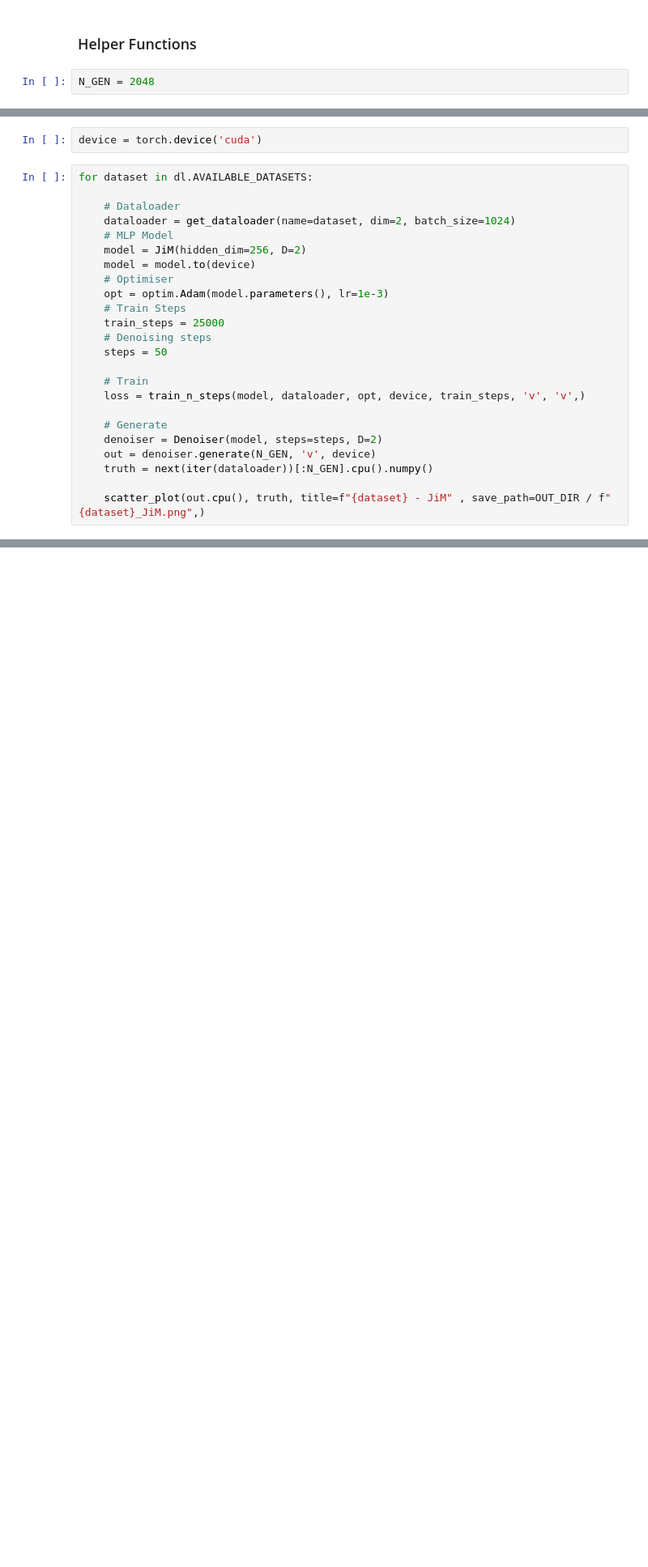
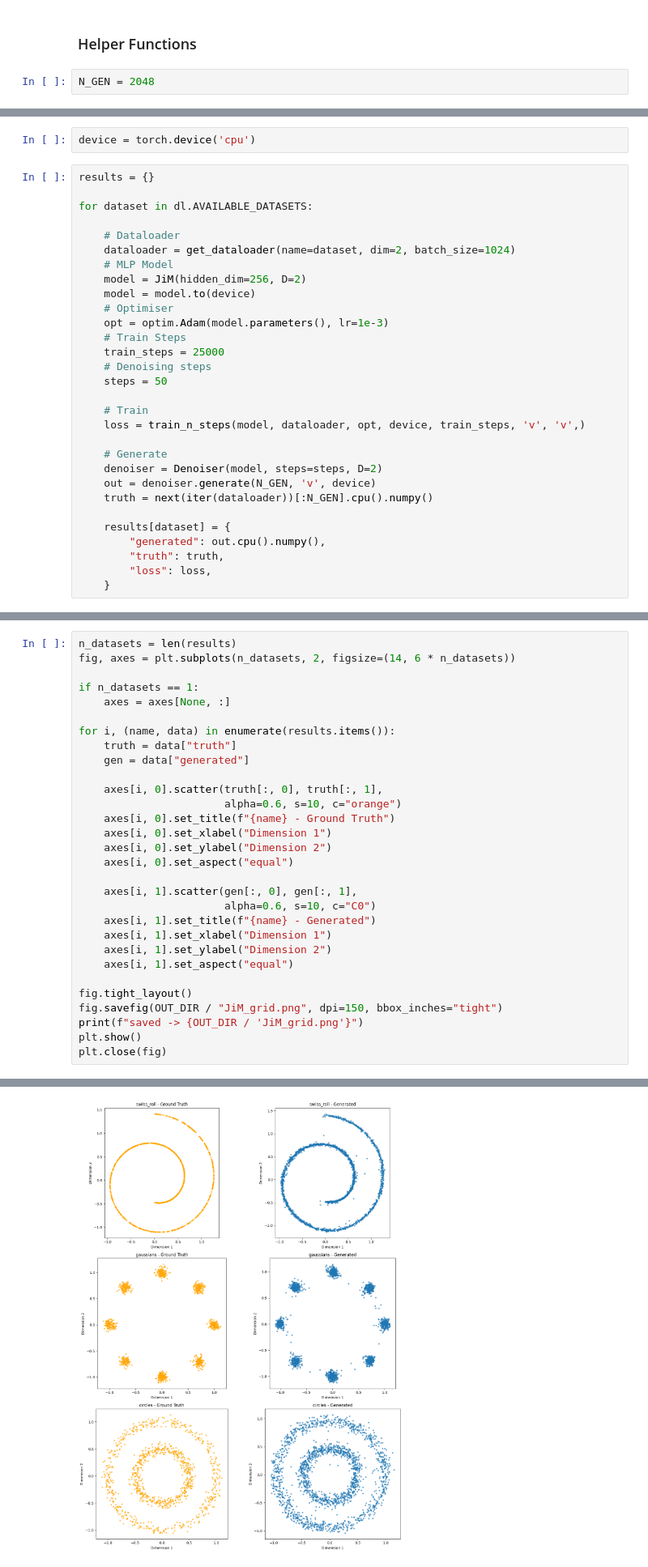
Before and after one commit to arshchawla21/COMP4680-8650-Flowmatching, a Jupyter notebook: part_1.ipynb, the cells around one changed output, grey strips where cells are left out. Shown at 81% size. Cells and saved outputs as stored; diff of their text form; blank space fills up the shorter version.

```diff
--- a/part_1.ipynb
+++ b/part_1.ipynb
@@ -96,8 +103,10 @@ def scatter_plot(generated, truth=None, title="Scatter Plot",
         plt.show()
     plt.close(fig)
 # %%
-device = torch.device('cuda')
+device = torch.device('cpu')
 # %%
+results = {}
+
 for dataset in dl.AVAILABLE_DATASETS:
 
     # Dataloader
@@ -120,5 +129,9 @@ for dataset in dl.AVAILABLE_DATASETS:
     out = denoiser.generate(N_GEN, 'v', device)
     truth = next(iter(dataloader))[:N_GEN].cpu().numpy()
 
-    scatter_plot(out.cpu(), truth, title=f"{dataset} - JiM" , save_path=OUT_DIR / f"{dataset}_JiM.png",)
+    results[dataset] = {
+        "generated": out.cpu().numpy(),
+        "truth": truth,
+        "loss": loss,
+    }
 # %% [output]
@@ -178,0 +155,31 @@ saved -> res/part1/circles_JiM.png
+# %%
+n_datasets = len(results)
+fig, axes = plt.subplots(n_datasets, 2, figsize=(14, 6 * n_datasets))
+
+if n_datasets == 1:
+    axes = axes[None, :]
+
+for i, (name, data) in enumerate(results.items()):
+    truth = data["truth"]
+    gen = data["generated"]
+
+    axes[i, 0].scatter(truth[:, 0], truth[:, 1],
+                       alpha=0.6, s=10, c="orange")
+    axes[i, 0].set_title(f"{name} - Ground Truth")
+    axes[i, 0].set_xlabel("Dimension 1")
+    axes[i, 0].set_ylabel("Dimension 2")
+    axes[i, 0].set_aspect("equal")
+
+    axes[i, 1].scatter(gen[:, 0], gen[:, 1],
+                       alpha=0.6, s=10, c="C0")
+    axes[i, 1].set_title(f"{name} - Generated")
+    axes[i, 1].set_xlabel("Dimension 1")
+    axes[i, 1].set_ylabel("Dimension 2")
+    axes[i, 1].set_aspect("equal")
+
+fig.tight_layout()
+fig.savefig(OUT_DIR / "JiM_grid.png", dpi=150, bbox_inches="tight")
+print(f"saved -> {OUT_DIR / 'JiM_grid.png'}")
+plt.show()
+plt.close(fig)
+# %% [output]
@@ -178,0 +187 @@ saved -> res/part1/circles_JiM.png
+[figure, added]
```
Also changed, not shown: parts of 4 cells of this notebook, 6 other files.
